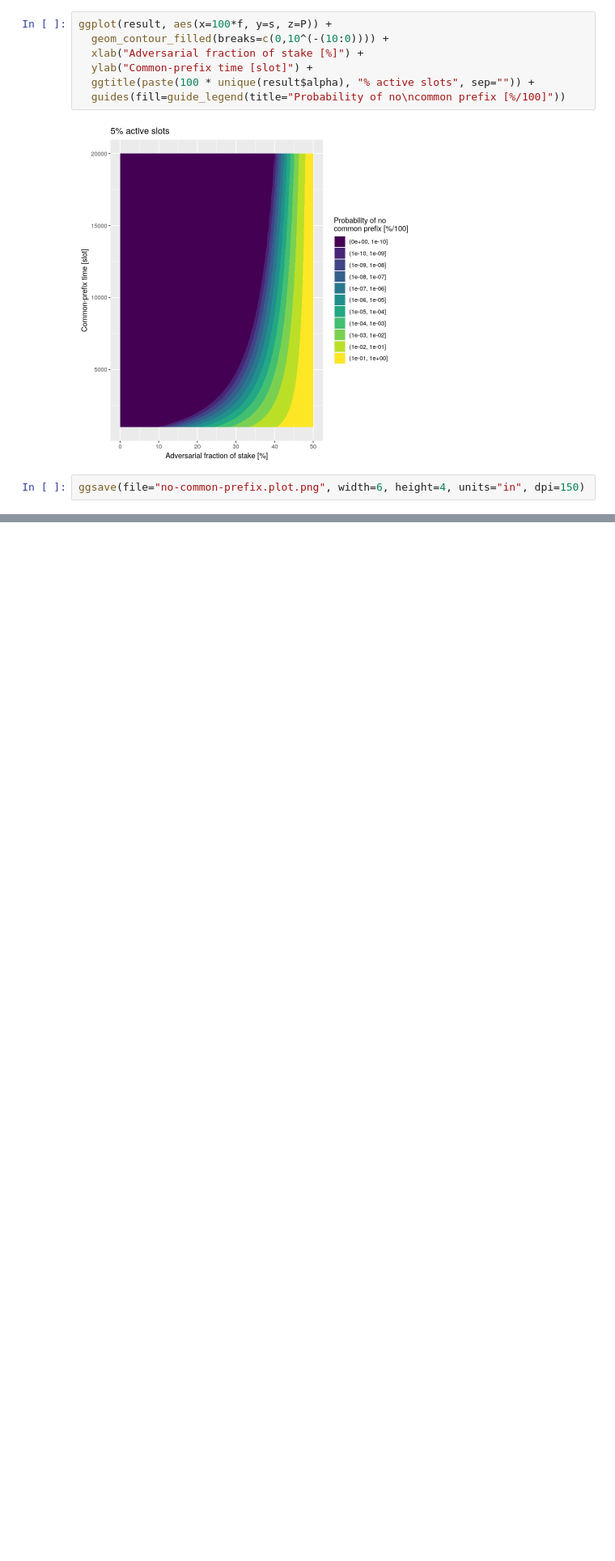
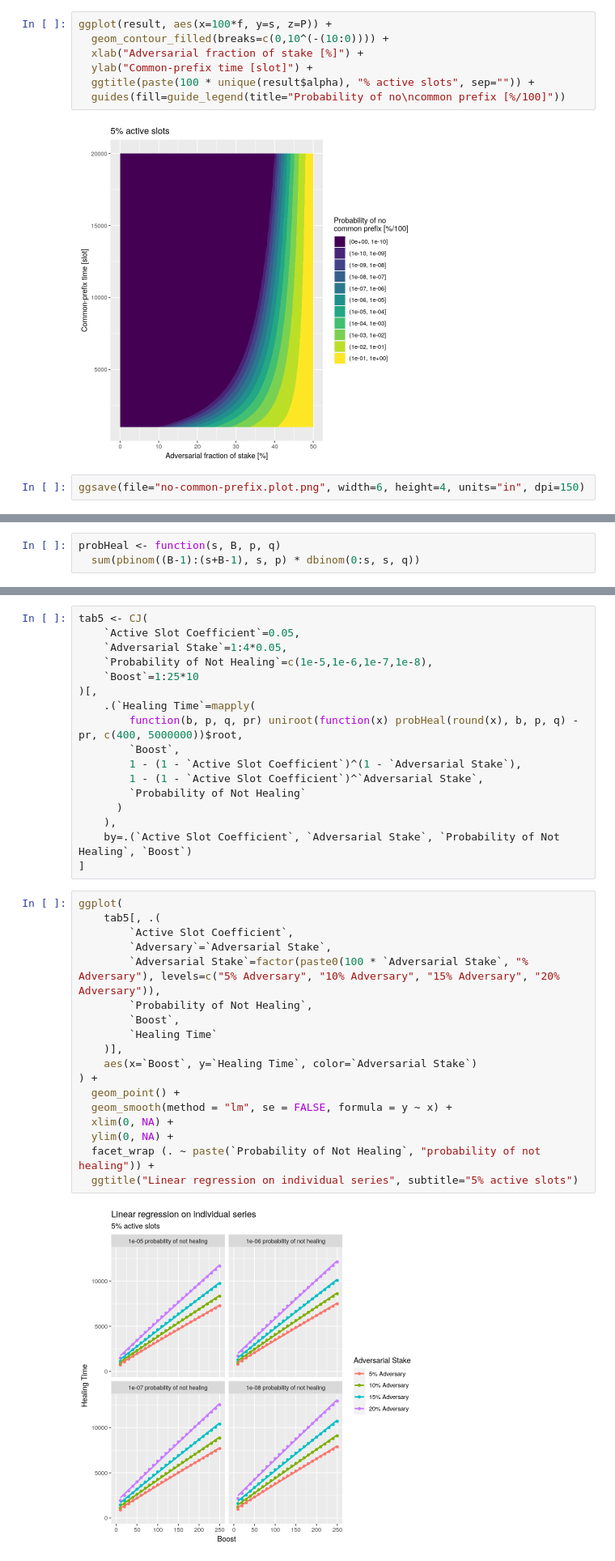
Before and after one commit to input-output-hk/peras-design, a Jupyter notebook: analytics/analytics-for-tech-rept-2.ipynb, the cells around one changed output, grey strips where cells are left out. Shown at 81% size. Drawn from its saved outputs; the diff is of its cells as text; blank space fills up the shorter version.

Commit message:
Added discussion of linear boosts.

```diff
--- a/analytics/analytics-for-tech-rept-2.ipynb
+++ b/analytics/analytics-for-tech-rept-2.ipynb
@@ -390,0 +337,3 @@ prob(2000, 0.49)
+# %%
+probHeal <- function(s, B, p, q)
+  sum(pbinom((B-1):(s+B-1), s, p) * dbinom(0:s, s, q))
@@ -390,0 +441,37 @@ prob(2000, 0.49)
+# %%
+tab5 <- CJ(
+    `Active Slot Coefficient`=0.05,
+    `Adversarial Stake`=1:4*0.05,
+    `Probability of Not Healing`=c(1e-5,1e-6,1e-7,1e-8),
+    `Boost`=1:25*10
+)[,
+    .(`Healing Time`=mapply(
+        function(b, p, q, pr) uniroot(function(x) probHeal(round(x), b, p, q) - pr, c(400, 5000000))$root,
+        `Boost`,
+        1 - (1 - `Active Slot Coefficient`)^(1 - `Adversarial Stake`),
+        1 - (1 - `Active Slot Coefficient`)^`Adversarial Stake`,
+        `Probability of Not Healing`
+      )
+    ),
+    by=.(`Active Slot Coefficient`, `Adversarial Stake`, `Probability of Not Healing`, `Boost`)
+]
+# %%
+ggplot(
+    tab5[, .(
+        `Active Slot Coefficient`,
+        `Adversary`=`Adversarial Stake`,
+        `Adversarial Stake`=factor(paste0(100 * `Adversarial Stake`, "% Adversary"), levels=c("5% Adversary", "10% Adversary", "15% Adversary", "20% Adversary")),
+        `Probability of Not Healing`,
+        `Boost`,
+        `Healing Time`
+    )],
+    aes(x=`Boost`, y=`Healing Time`, color=`Adversarial Stake`)
+) +
+  geom_point() +
+  geom_smooth(method = "lm", se = FALSE, formula = y ~ x) +
+  xlim(0, NA) +
+  ylim(0, NA) +
+  facet_wrap (. ~ paste(`Probability of Not Healing`, "probability of not healing")) +
+  ggtitle("Linear regression on individual series", subtitle="5% active slots")
+# %% [output]
+[figure, added]
```
Also changed, not shown: parts of 58 cells of this notebook, 3 other files.
